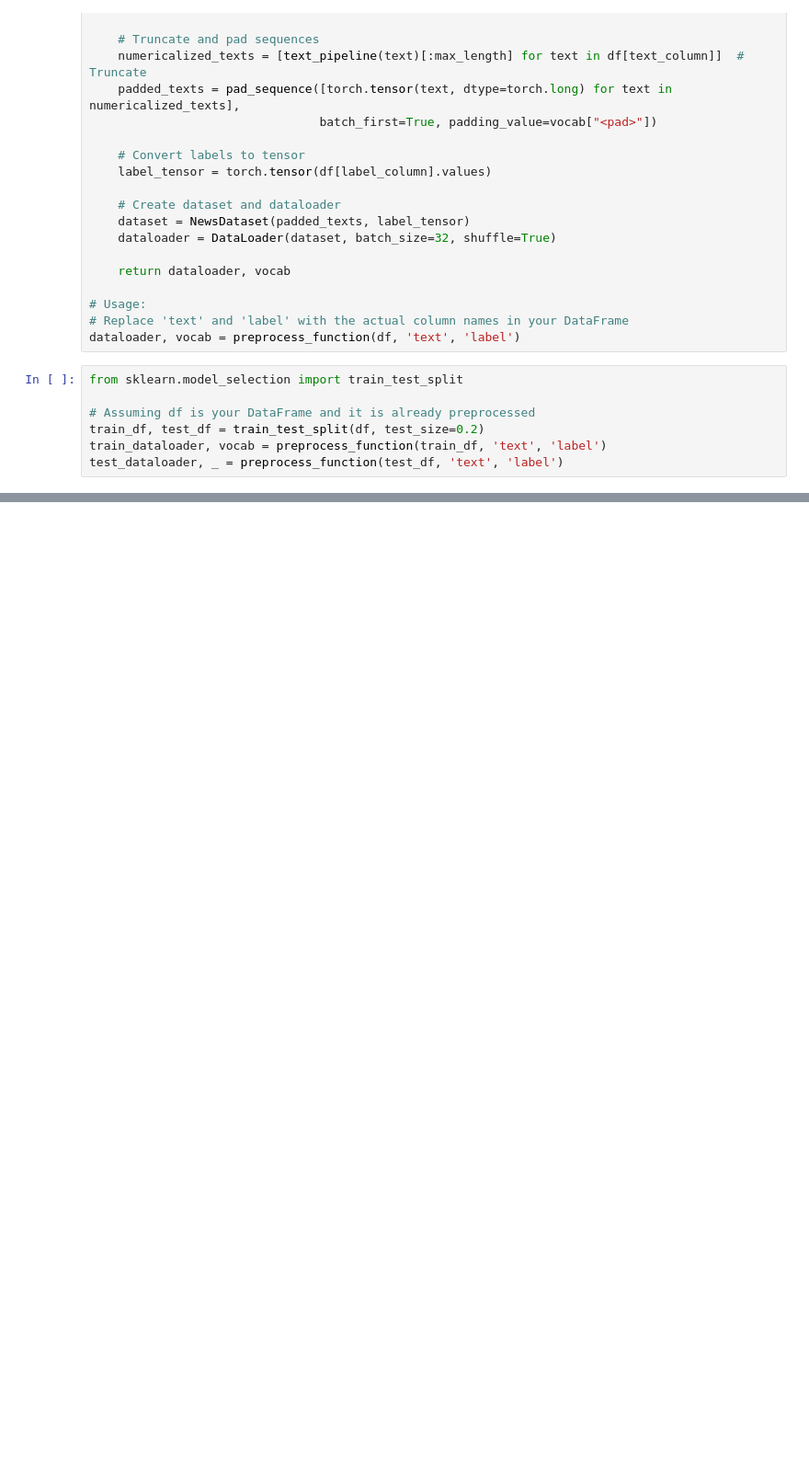
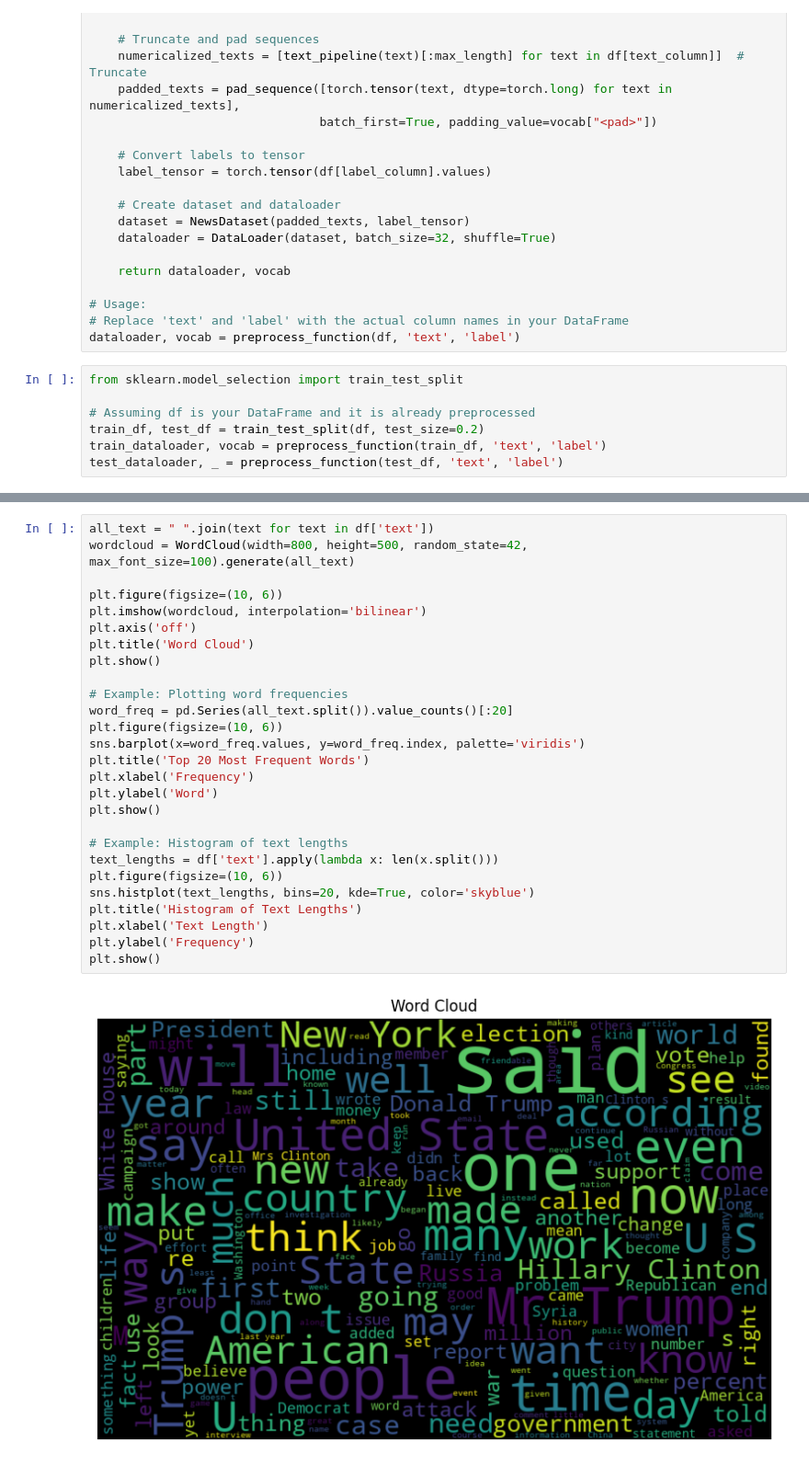
Before and after one commit to saikishan99/Applied_Machine_Learning, a Jupyter notebook: lstm_classification.ipynb, the cells around one changed output, grey strips where cells are left out. Shown at 92% size. Drawn from its saved outputs; the diff is of its cells as text; blank space fills up the shorter version.

```diff
--- a/lstm_classification.ipynb
+++ b/lstm_classification.ipynb
@@ -292,0 +320,29 @@ plt.show()
+# %%
+all_text = " ".join(text for text in df['text'])
+wordcloud = WordCloud(width=800, height=500, random_state=42, max_font_size=100).generate(all_text)
+
+plt.figure(figsize=(10, 6))
+plt.imshow(wordcloud, interpolation='bilinear')
+plt.axis('off')
+plt.title('Word Cloud')
+plt.show()
+
+# Example: Plotting word frequencies
+word_freq = pd.Series(all_text.split()).value_counts()[:20]
+plt.figure(figsize=(10, 6))
+sns.barplot(x=word_freq.values, y=word_freq.index, palette='viridis')
+plt.title('Top 20 Most Frequent Words')
+plt.xlabel('Frequency')
+plt.ylabel('Word')
+plt.show()
+
+# Example: Histogram of text lengths
+text_lengths = df['text'].apply(lambda x: len(x.split()))
+plt.figure(figsize=(10, 6))
+sns.histplot(text_lengths, bins=20, kde=True, color='skyblue')
+plt.title('Histogram of Text Lengths')
+plt.xlabel('Text Length')
+plt.ylabel('Frequency')
+plt.show()
+# %% [output]
+[figure, added]
```
Also changed, not shown: parts of 12 cells of this notebook.
